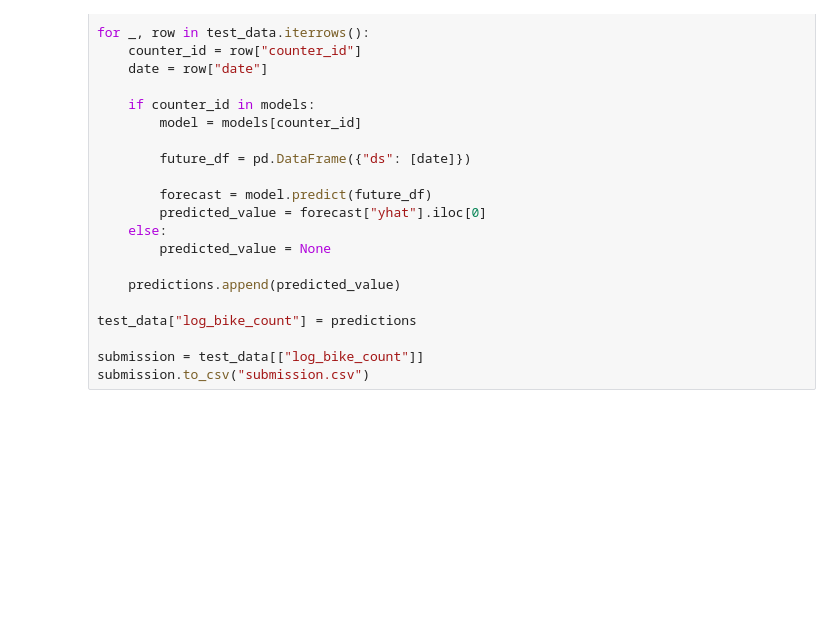
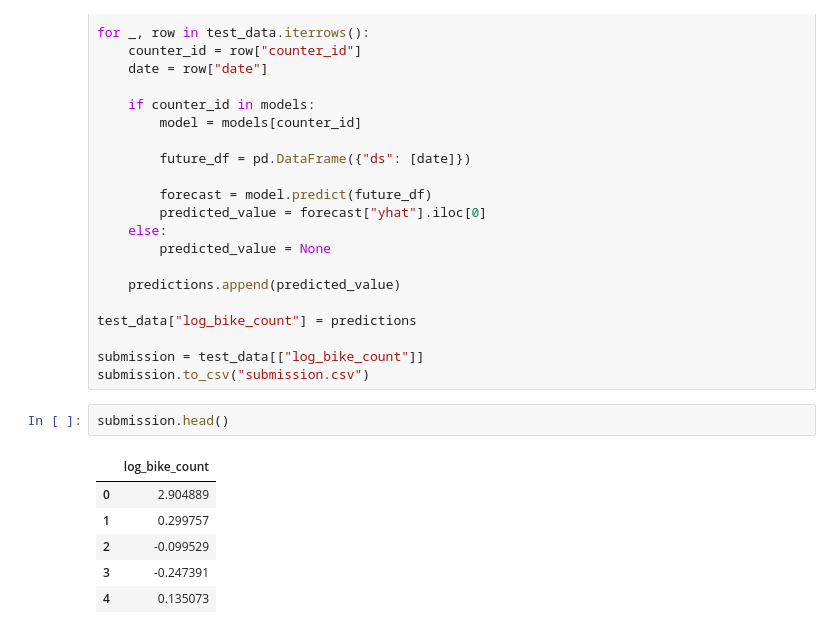
Before and after one commit to dianemans/bike_count_ldmh, a Jupyter notebook: sarimax.ipynb, the cells around one changed output. Saved outputs shown, nothing was run; the diff lists cells and outputs as text; blank space fills up the shorter version.

```diff
--- a/sarimax.ipynb
+++ b/sarimax.ipynb
@@ -117,3 +107,12 @@ test_data["log_bike_count"] = predictions
 
 submission = test_data[["log_bike_count"]]
 submission.to_csv("submission.csv")
+# %%
+submission.head()
+# %% [output]
+|  | log_bike_count |
+| 0 | 2.904889 |
+| 1 | 0.299757 |
+| 2 | -0.099529 |
+| 3 | -0.247391 |
+| 4 | 0.135073 |
```
Also changed, not shown: parts of 4 cells of this notebook, 1 other file.
